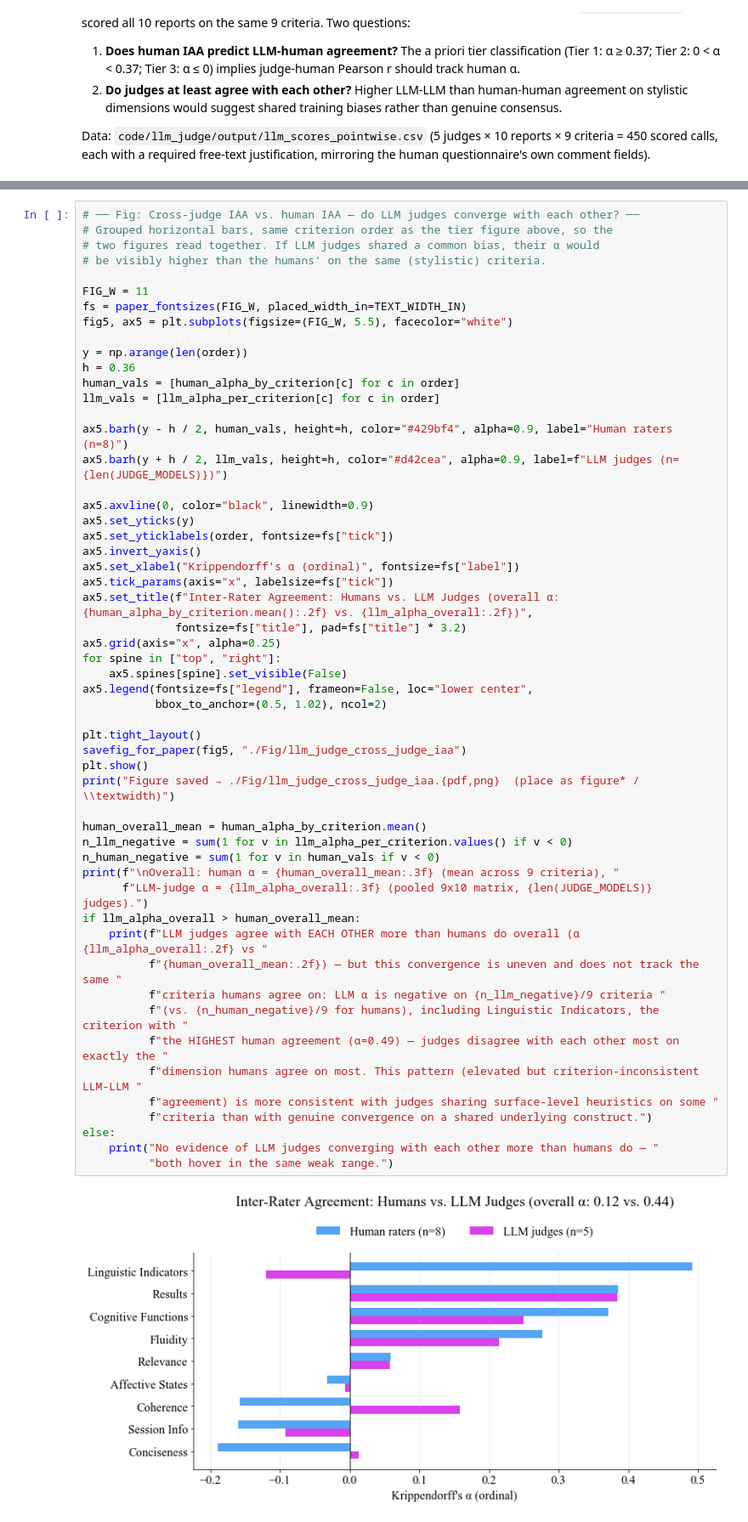
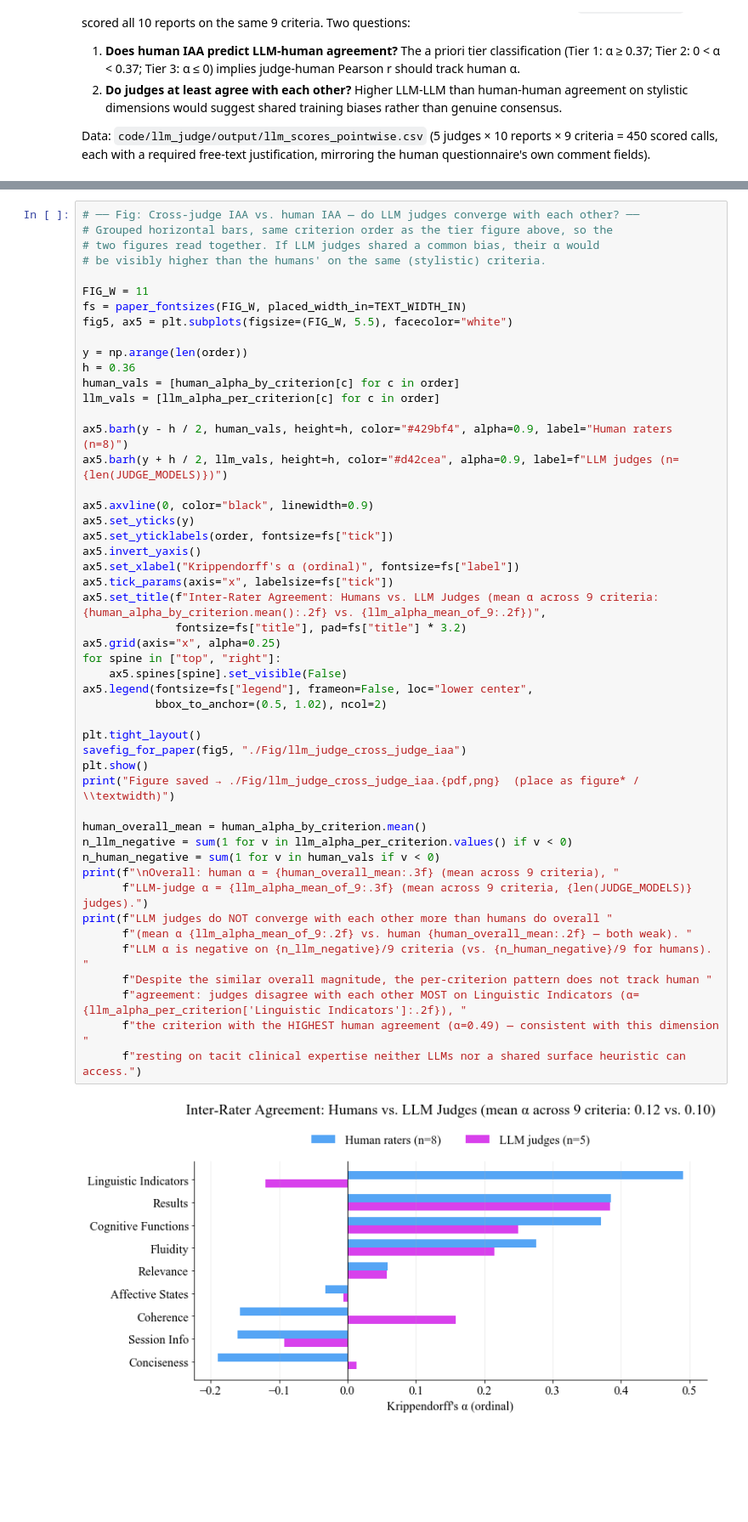
Before and after one commit to yongxin2020/clinical-nlg-human-eval, a Jupyter notebook: code/eval_results.ipynb, the cells around one changed output, grey strips where cells are left out. Shown at 85% size. Drawn from its saved outputs; the diff is of its cells as text; blank space fills up the shorter version.

```diff
--- a/code/eval_results.ipynb
+++ b/code/eval_results.ipynb
@@ -1095,47 +1133,42 @@ y = np.arange(len(order))
 h = 0.36
 human_vals = [human_alpha_by_criterion[c] for c in order]
 llm_vals = [llm_alpha_per_criterion[c] for c in order]
 
 ax5.barh(y - h / 2, human_vals, height=h, color="#429bf4", alpha=0.9, label="Human raters (n=8)")
 ax5.barh(y + h / 2, llm_vals, height=h, color="#d42cea", alpha=0.9, label=f"LLM judges (n={len(JUDGE_MODELS)})")
 
 ax5.axvline(0, color="black", linewidth=0.9)
 ax5.set_yticks(y)
 ax5.set_yticklabels(order, fontsize=fs["tick"])
 ax5.invert_yaxis()
 ax5.set_xlabel("Krippendorff's α (ordinal)", fontsize=fs["label"])
 ax5.tick_params(axis="x", labelsize=fs["tick"])
-ax5.set_title(f"Inter-Rater Agreement: Humans vs. LLM Judges (overall α: {human_alpha_by_criterion.mean():.2f} vs. {llm_alpha_overall:.2f})",
+ax5.set_title(f"Inter-Rater Agreement: Humans vs. LLM Judges (mean α across 9 criteria: {human_alpha_by_criterion.mean():.2f} vs. {llm_alpha_mean_of_9:.2f})",
               fontsize=fs["title"], pad=fs["title"] * 3.2)
 ax5.grid(axis="x", alpha=0.25)
 for spine in ["top", "right"]:
     ax5.spines[spine].set_visible(False)
 ax5.legend(fontsize=fs["legend"], frameon=False, loc="lower center",
            bbox_to_anchor=(0.5, 1.02), ncol=2)
 
 plt.tight_layout()
 savefig_for_paper(fig5, "./Fig/llm_judge_cross_judge_iaa")
 plt.show()
 print("Figure saved → ./Fig/llm_judge_cross_judge_iaa.{pdf,png}  (place as figure* / \\textwidth)")
 
 human_overall_mean = human_alpha_by_criterion.mean()
 n_llm_negative = sum(1 for v in llm_alpha_per_criterion.values() if v < 0)
 n_human_negative = sum(1 for v in human_vals if v < 0)
 print(f"\nOverall: human α = {human_overall_mean:.3f} (mean across 9 criteria), "
-      f"LLM-judge α = {llm_alpha_overall:.3f} (pooled 9x10 matrix, {len(JUDGE_MODELS)} judges).")
-if llm_alpha_overall > human_overall_mean:
-    print(f"LLM judges agree with EACH OTHER more than humans do overall (α {llm_alpha_overall:.2f} vs "
-          f"{human_overall_mean:.2f}) — but this convergence is uneven and does not track the same "
-          f"criteria humans agree on: LLM α is negative on {n_llm_negative}/9 criteria "
-          f"(vs. {n_human_negative}/9 for humans), including Linguistic Indicators, the criterion with "
-          f"the HIGHEST human agreement (α=0.49) — judges disagree with each other most on exactly the "
-          f"dimension humans agree on most. This pattern (elevated but criterion-inconsistent LLM-LLM "
-          f"agreement) is more consistent with judges sharing surface-level heuristics on some "
-          f"criteria than with genuine convergence on a shared underlying construct.")
-else:
-    print("No evidence of LLM judges converging with each other more than humans do — "
-          "both hover in the same weak range.")
+      f"LLM-judge α = {llm_alpha_mean_of_9:.3f} (mean across 9 criteria, {len(JUDGE_MODELS)} judges).")
+print(f"LLM judges do NOT converge with each other more than humans do overall "
+      f"(mean α {llm_alpha_mean_of_9:.2f} vs. human {human_overall_mean:.2f} — both weak). "
+      f"LLM α is negative on {n_llm_negative}/9 criteria (vs. {n_human_negative}/9 for humans). "
+      f"Despite the similar overall magnitude, the per-criterion pattern does not track human "
+      f"agreement: judges disagree with each other MOST on Linguistic Indicators (α={llm_alpha_per_criterion['Linguistic Indicators']:.2f}), "
+      f"the criterion with the HIGHEST human agreement (α=0.49) — consistent with this dimension "
+      f"resting on tacit clinical expertise neither LLMs nor a shared surface heuristic can access.")
 # %% [output]
-[figure, old version]
+[figure, new version]
 Figure saved → ./Fig/llm_judge_cross_judge_iaa.{pdf,png}  (place as figure* / \textwidth)
 
```
Also changed, not shown: parts of 13 cells of this notebook, 6 other files.
